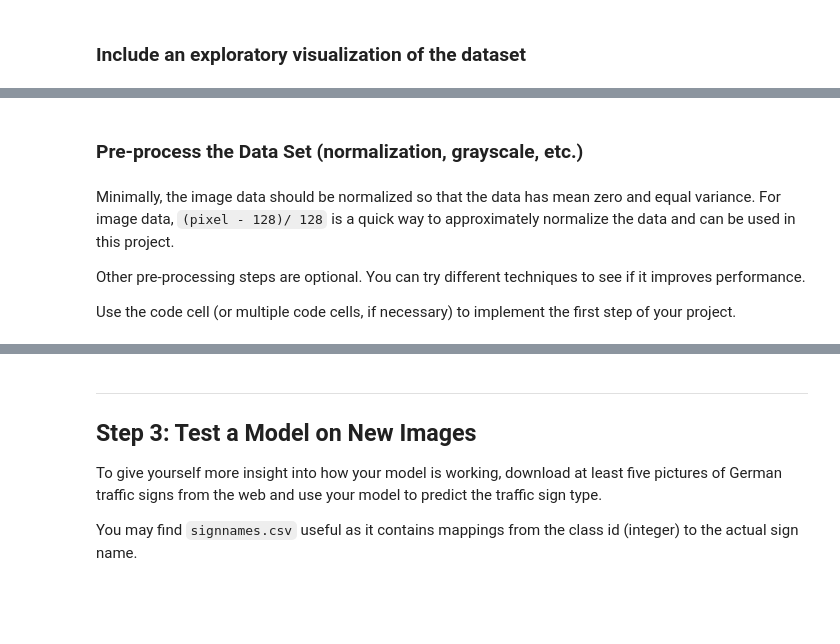
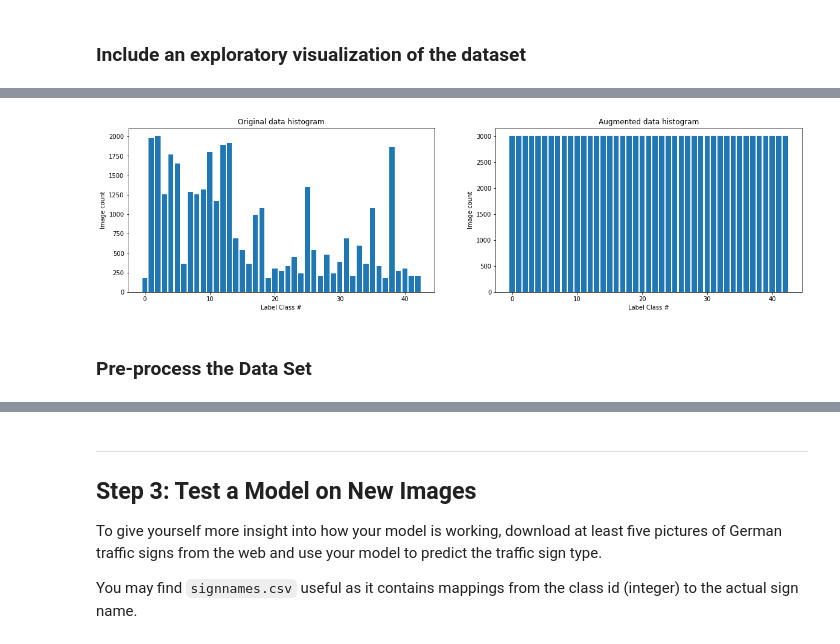
Before and after one commit to razfriman/CarND-Traffic-Sign-Classifier-Project, a Jupyter notebook: Traffic_Sign_Classifier.ipynb, the cells around one changed output, grey strips where cells are left out. Cells and saved outputs as stored; diff of their text form; code cells hidden in the pictures; blank space fills up the shorter version.

```diff
--- a/Traffic_Sign_Classifier.ipynb
+++ b/Traffic_Sign_Classifier.ipynb
@@ -129,8 +122,68 @@ Here is an example of a [published baseline model on this problem](http://yann.l
+# %%
+# Plot number of images per class
+
+X_train_aug = X_train_original
+y_train_aug = y_train_original
+
+X_valid_aug = X_valid_original
+y_valid_aug = y_valid_original
+
+X_test_aug = X_test_original
+y_test_aug = y_test_original
+
+X_train_extra = []
+y_train_extra = []
+
+label_orig_count = []
+label_aug_count = []
+
+for i in range(0, n_classes):
+    x_selected = X_train[y_train == i]
+    label_orig_count.append(len(x_selected))
+
+max_label_count = max(label_orig_count)
+target_label_count = max_label_count * 1.5
+
+for i in range(0, n_classes):
+    x_selected = X_train[y_train == i]
+    current_count = len(x_selected)
+    batch_size = int(target_label_count / current_count)
+
+    for j in range(0, current_count):
+
+        for k in range(0, batch_size):
+            if current_count >= target_label_count:
+                break
+
+            current_count += 1
+
+            X_train_extra.append(augment_brightness_image(X_train_original[0]))
+            y_train_extra.append(i)
+
+
+    label_aug_count.append(current_count)
+
+X_train_extra = np.array(X_train_extra)
+y_train_extra = np.array(y_train_extra)
+
+X_train_aug = np.concatenate((X_train_aug, X_train_extra), axis=0)
+y_train_aug = np.concatenate((y_train_aug, y_train_extra), axis=0)
+
+plt.figure(figsize=(20, 5))
+
+plt.subplot(1, 2, 1)
+plt.xlabel("Label Class #")
+plt.ylabel("Image count")
+plt.bar(range(0, n_classes), label_orig_count)
+plt.title("Original data histogram")
+
+plt.subplot(1, 2, 2)
+plt.xlabel("Label Class #")
+plt.ylabel("Image count")
+plt.bar(range(0, n_classes), label_aug_count)
+plt.title("Augmented data histogram")
+plt.show()
+# %% [output]
+[figure, added]
 # %% [markdown]
-### Pre-process the Data Set (normalization, grayscale, etc.)
+### Pre-process the Data Set
-# %% [markdown]
-Minimally, the image data should be normalized so that the data has mean zero and equal variance. For image data, `(pixel - 128)/ 128` is a quick way to approximately normalize the data and can be used in this project.
-
-Other pre-processing steps are optional. You can try different techniques to see if it improves performance.
-
-Use the code cell (or multiple code cells, if necessary) to implement the first step of your project.
```
Also changed, not shown: parts of 39 cells of this notebook, 9 other files.
